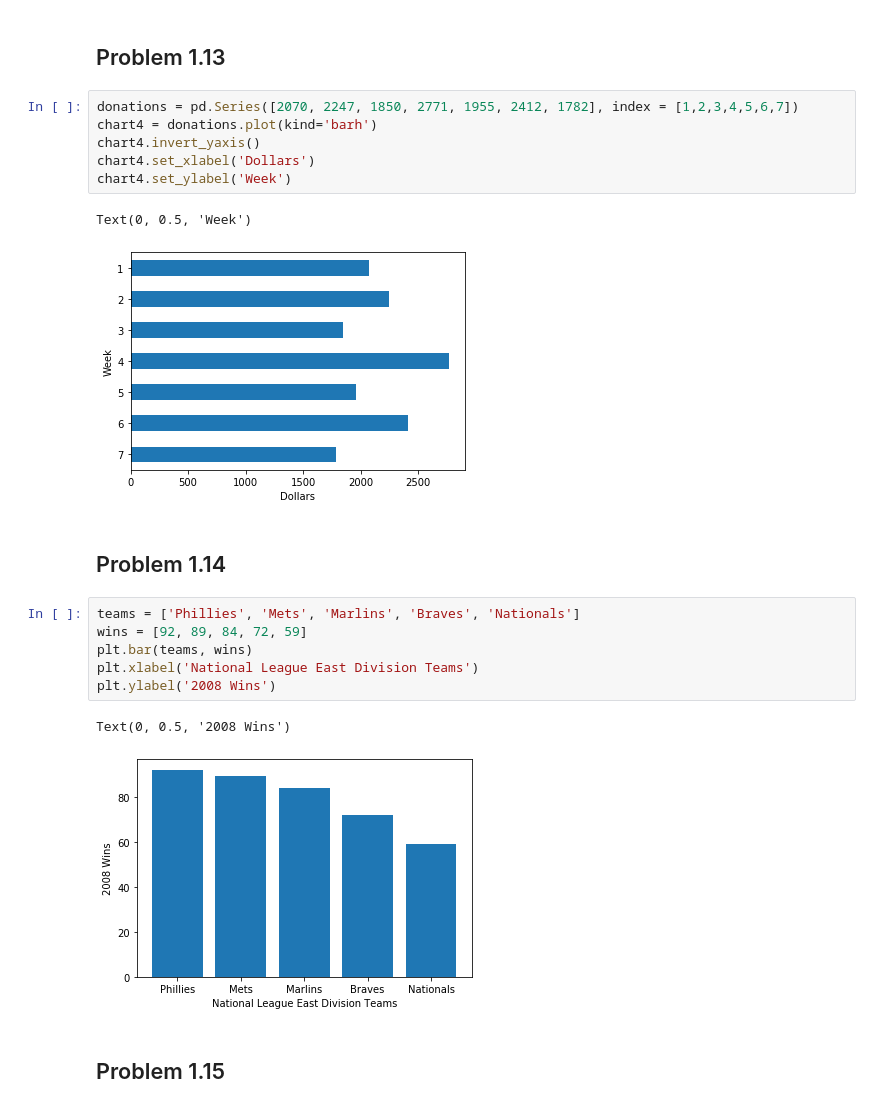
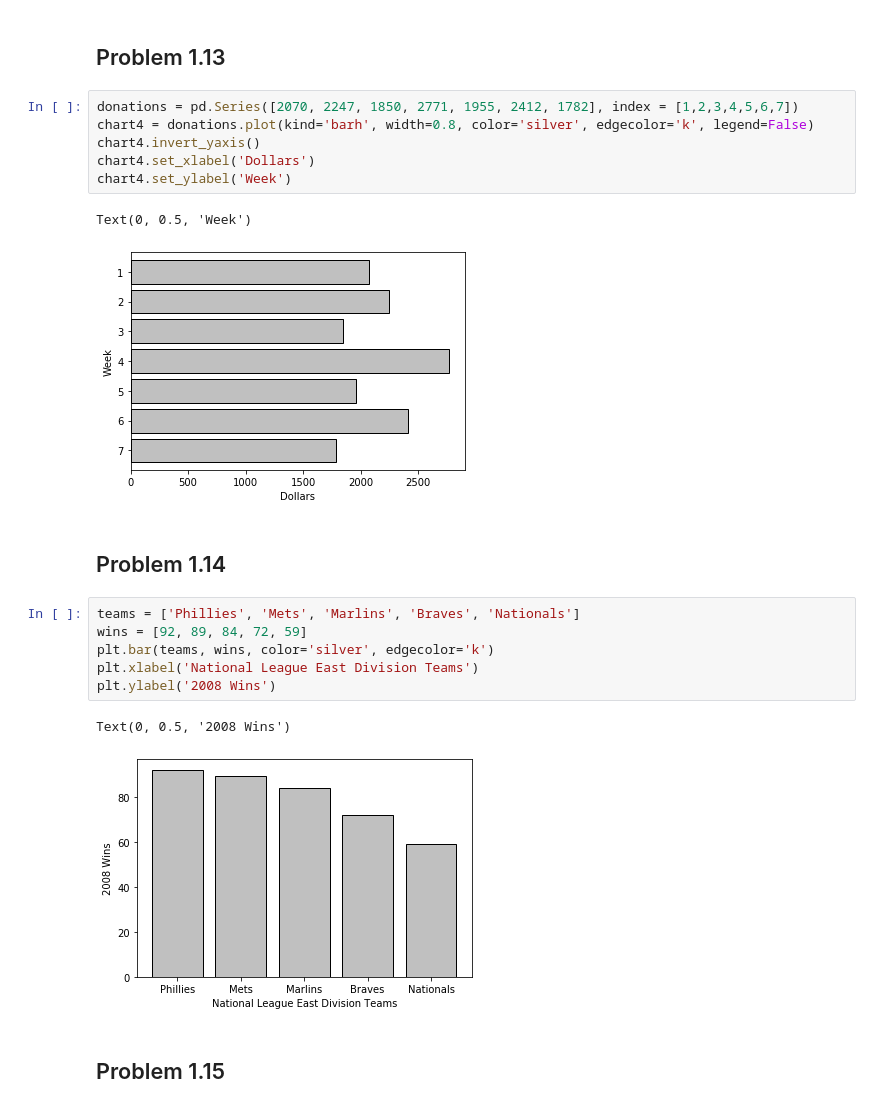
Before and after one commit to paulaonea/python-humongous-book-of-statistics, a Jupyter notebook: Chapter 1 - Displaying Descriptive Statistics.ipynb, the cells around one changed output. Drawn from its saved outputs; the diff is of its cells as text.

Commit message:
Problem 1.30 and charts formatting

```diff
--- a/Chapter 1 - Displaying Descriptive Statistics.ipynb
+++ b/Chapter 1 - Displaying Descriptive Statistics.ipynb
@@ -194,24 +194,24 @@ Text(0, 0.5, 'Total Sales(in Dollars)')
 ## Problem 1.13
 # %%
 donations = pd.Series([2070, 2247, 1850, 2771, 1955, 2412, 1782], index = [1,2,3,4,5,6,7])
-chart4 = donations.plot(kind='barh')
+chart4 = donations.plot(kind='barh', width=0.8, color='silver', edgecolor='k', legend=False)
 chart4.invert_yaxis()
 chart4.set_xlabel('Dollars')
 chart4.set_ylabel('Week')
 # %% [output]
 Text(0, 0.5, 'Week')
-[figure, old version]
+[figure, new version]
 # %% [markdown]
 ## Problem 1.14
 # %%
 teams = ['Phillies', 'Mets', 'Marlins', 'Braves', 'Nationals']
 wins = [92, 89, 84, 72, 59]
-plt.bar(teams, wins)
+plt.bar(teams, wins, color='silver', edgecolor='k')
 plt.xlabel('National League East Division Teams')
 plt.ylabel('2008 Wins')
 # %% [output]
 Text(0, 0.5, '2008 Wins')
-[figure, old version]
+[figure, new version]
 # %% [markdown]
 ## Problem 1.15
 # %%
```
Also changed, not shown: parts of 22 cells of this notebook.
